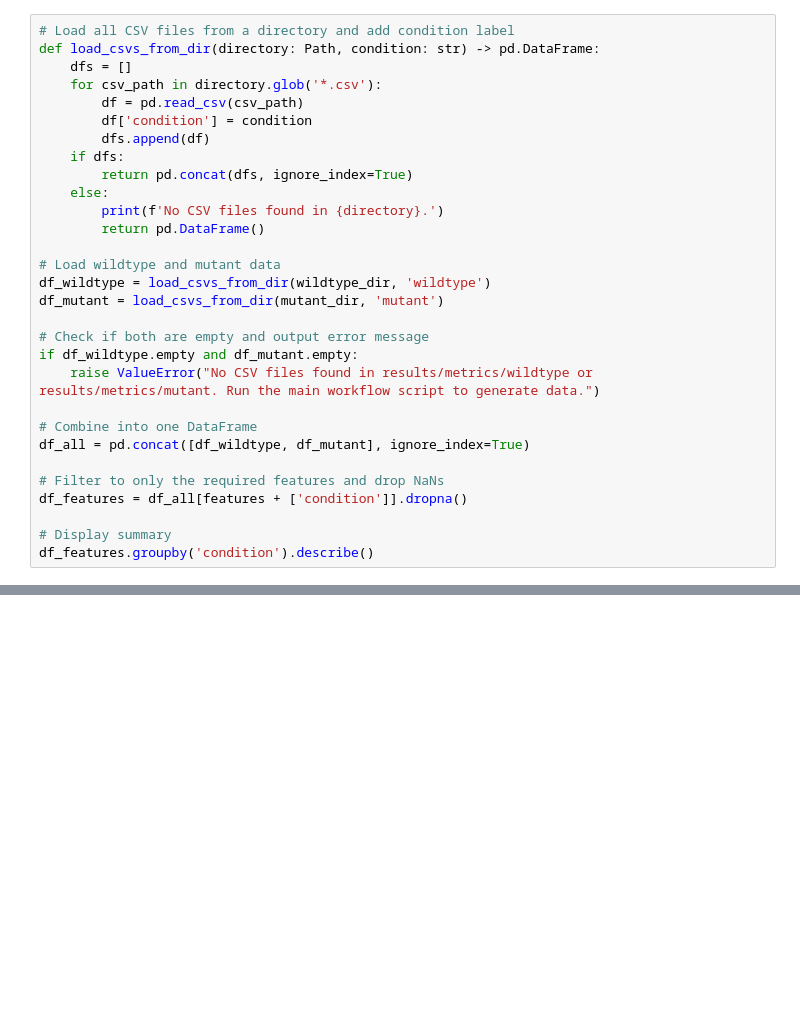
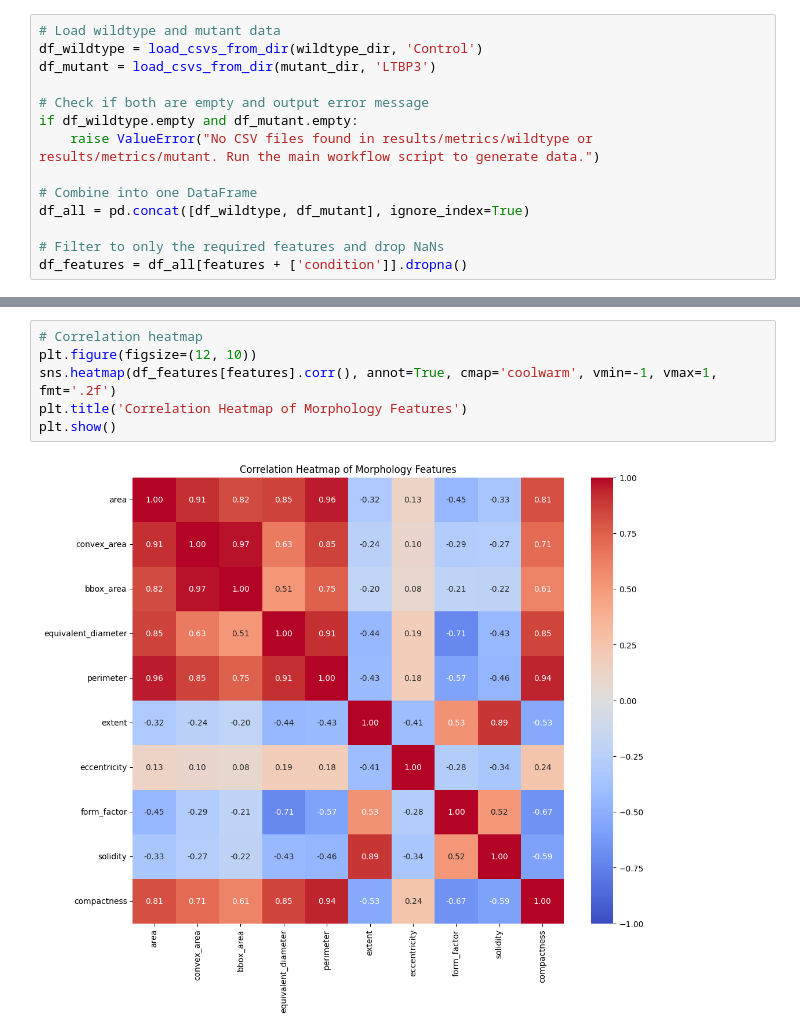
Before and after one commit to gz19090/Osteocytes-Summer-Project-2025, a Jupyter notebook: Osteocytes culture/notebooks/morphology.ipynb, the cells around one changed output, grey strips where cells are left out. Drawn from its saved outputs; the diff is of its cells as text; blank space fills up the shorter version.

```diff
--- a/Osteocytes culture/notebooks/morphology.ipynb
+++ b/Osteocytes culture/notebooks/morphology.ipynb
@@ -36,20 +68,7 @@ features = [
 # %%
-# Load all CSV files from a directory and add condition label
-def load_csvs_from_dir(directory: Path, condition: str) -> pd.DataFrame:
-    dfs = []
-    for csv_path in directory.glob('*.csv'):
-        df = pd.read_csv(csv_path)
-        df['condition'] = condition
-        dfs.append(df)
-    if dfs:
-        return pd.concat(dfs, ignore_index=True)
-    else:
-        print(f'No CSV files found in {directory}.')
-        return pd.DataFrame()
-
 # Load wildtype and mutant data
-df_wildtype = load_csvs_from_dir(wildtype_dir, 'wildtype')
-df_mutant = load_csvs_from_dir(mutant_dir, 'mutant')
+df_wildtype = load_csvs_from_dir(wildtype_dir, 'Control')
+df_mutant = load_csvs_from_dir(mutant_dir, 'LTBP3')
 
 # Check if both are empty and output error message
 if df_wildtype.empty and df_mutant.empty:
@@ -60,6 +79,3 @@ df_all = pd.concat([df_wildtype, df_mutant], ignore_index=True)
 
 # Filter to only the required features and drop NaNs
 df_features = df_all[features + ['condition']].dropna()
-
-# Display summary
-df_features.groupby('condition').describe()
@@ -104,0 +154,8 @@ plt.show()
+# %%
+# Correlation heatmap
+plt.figure(figsize=(12, 10))
+sns.heatmap(df_features[features].corr(), annot=True, cmap='coolwarm', vmin=-1, vmax=1, fmt='.2f')
+plt.title('Correlation Heatmap of Morphology Features')
+plt.show()
+# %% [output]
+[figure, added]
```
Also changed, not shown: parts of 32 cells of this notebook.
